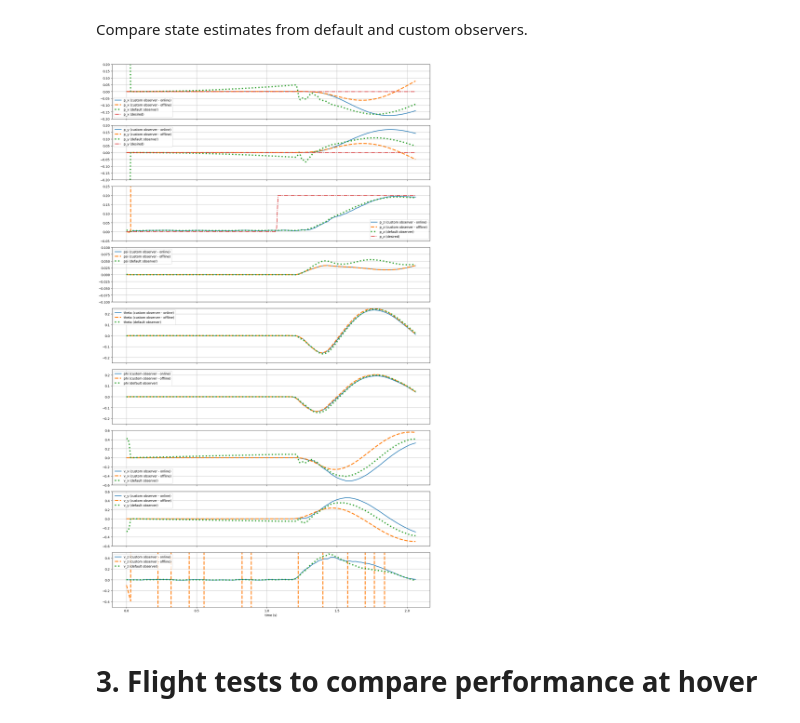
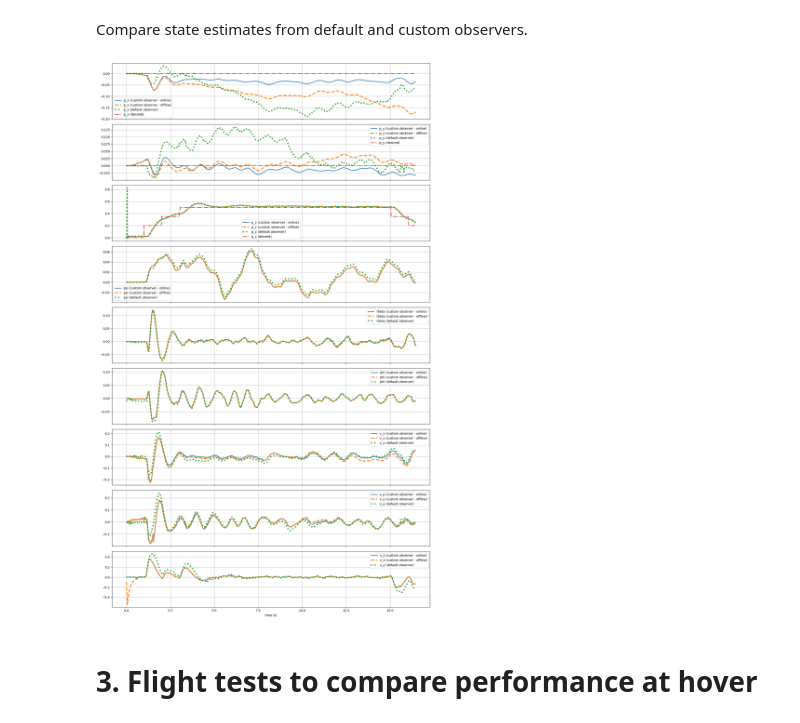
Before and after one commit to Chairless-maybe/crazyflie-client, a Jupyter notebook: lab07/03_test.ipynb, the cells around one changed output. Saved outputs shown, nothing was run; the diff lists cells and outputs as text; code cells hidden in the pictures.

```diff
--- a/lab07/03_test.ipynb
+++ b/lab07/03_test.ipynb
@@ -84,7 +84,7 @@ p_z_eq =  0.5000
 Load flight data.
 # %%
 # Load flight data
-raw_data_drone, raw_data_mocap = load_hardware_data('lab08_takeoff_04.json')
+raw_data_drone, raw_data_mocap = load_hardware_data('lab08_hover_custom_custom.json')
 
 # Resample drone data
 data_drone = resample_data_drone(
@@ -218,13 +218,14 @@ for i in range(len(t)):
 
     p_x += dt * v_x
     p_y += dt * v_y
-    p_z += dt * (v_z - 24.182550030836477 * r_err )
+    p_z += dt * (v_z - 24.182550030836207 * r_err)
     psi += dt * w_z
-    theta += dt * (w_y - 0.0010911678111850762 * n_x_err + 1.6113851207313013e-14 * r_err)
-    phi += dt * (w_x + 0.0010031755661412303 * n_y_err + 1.1182587256802238e-12 * r_err)
-    v_x += dt * (g * theta - 0.05235316248611974 * n_x_err - 1.1406820034221461e-11 * r_err)
-    v_y += dt * (-g * phi - 0.0496450625765381 * n_y_err - 3.165028668330637e-11 * r_err)
-    v_z += dt * ((a_z - g) - 113.84082632339049 * r_err)
+    p_z += dt * (v_z - 24.182550030837003 * r_err)
+    theta += dt * (w_y - 0.004879850801338923 * n_x_err - 1.2265369269677656e-13 * r_err)
+    phi += dt * (w_x + 0.00777056452197445 * n_y_err + 6.929814426225567e-13 * r_err)
+    v_x += dt * (g * theta - 0.11917589364948387 * n_x_err - 9.164164124992306e-12 * r_err)
+    v_y += dt * (-g * phi - 0.14908193259386854 * n_y_err - 7.364887253554792e-12 * r_err)
+    v_z += dt * (a_z - g - 113.84082632339452 * r_err)
 
     # Store estimates (do not change)
     p_x_offline[i] = p_x
@@ -245,43 +246,43 @@ def comparison_plot(t, s_custom, s_default, s_offline, name, ax, s_des=None):
     ax.plot(t, s_default, ':', label=f'{name} (default observer)', linewidth=4)
     if s_des is not None:
         ax.plot(t, s_des, '-.', label=f'{name} (desired)', linewidth=2)
     ax.legend()
     ax.grid()
 
 fig, (ax_p_x,
       ax_p_y,
       ax_p_z,
       ax_psi,
       ax_theta,
       ax_phi,
       ax_v_x,
       ax_v_y,
       ax_v_z) = plt.subplots(9, 1, figsize=(15, 25), sharex=True, tight_layout=True)
 
 comparison_plot(t, p_x_custom, p_x_default, p_x_offline, 'p_x', ax_p_x, s_des=p_x_des)
 comparison_plot(t, p_y_custom, p_y_default, p_y_offline, 'p_y', ax_p_y, s_des=p_y_des)
 comparison_plot(t, p_z_custom, p_z_default, p_z_offline, 'p_z', ax_p_z, s_des=p_z_des)
 comparison_plot(t, psi_custom, psi_default, psi_offline, 'psi', ax_psi)
 comparison_plot(t, theta_custom, theta_default, theta_offline, 'theta', ax_theta)
 comparison_plot(t, phi_custom, phi_default, phi_offline, 'phi', ax_phi)
 comparison_plot(t, v_x_custom, v_x_default, v_x_offline, 'v_x', ax_v_x)
 comparison_plot(t, v_y_custom, v_y_default, v_y_offline, 'v_y', ax_v_y)
 comparison_plot(t, v_z_custom, v_z_default, v_z_offline, 'v_z', ax_v_z)
 ax_v_z.set_xlabel('time (s)')
 
-ax_p_x.set_ylim([-0.2, 0.2])
-ax_p_y.set_ylim([-0.2, 0.2])
-ax_p_z.set_ylim([-0.05, 0.25])
-ax_psi.set_ylim([-0.1, 0.1])
-ax_theta.set_ylim([-0.25, 0.25])
-ax_phi.set_ylim([-0.25, 0.25])
-ax_v_x.set_ylim([-0.6, 0.6])
-ax_v_y.set_ylim([-0.6, 0.6])
-ax_v_z.set_ylim([-0.5, 0.5])
+# ax_p_x.set_ylim([-0.2, 0.2])
+# ax_p_y.set_ylim([-0.2, 0.2])
+# ax_p_z.set_ylim([-0.05, 0.25])
+# ax_psi.set_ylim([-0.1, 0.1])
+# ax_theta.set_ylim([-0.25, 0.25])
+# ax_phi.set_ylim([-0.25, 0.25])
+# ax_v_x.set_ylim([-0.6, 0.6])
+# ax_v_y.set_ylim([-0.6, 0.6])
+# ax_v_z.set_ylim([-0.5, 0.5])
 
 plt.show()
 # %% [output]
-[figure, old version]
+[figure, new version]
 # %% [markdown]
 # 3. Flight tests to compare performance at hover
 # %% [markdown]
```
Also changed, not shown: parts of 18 cells of this notebook, 5 other files.
